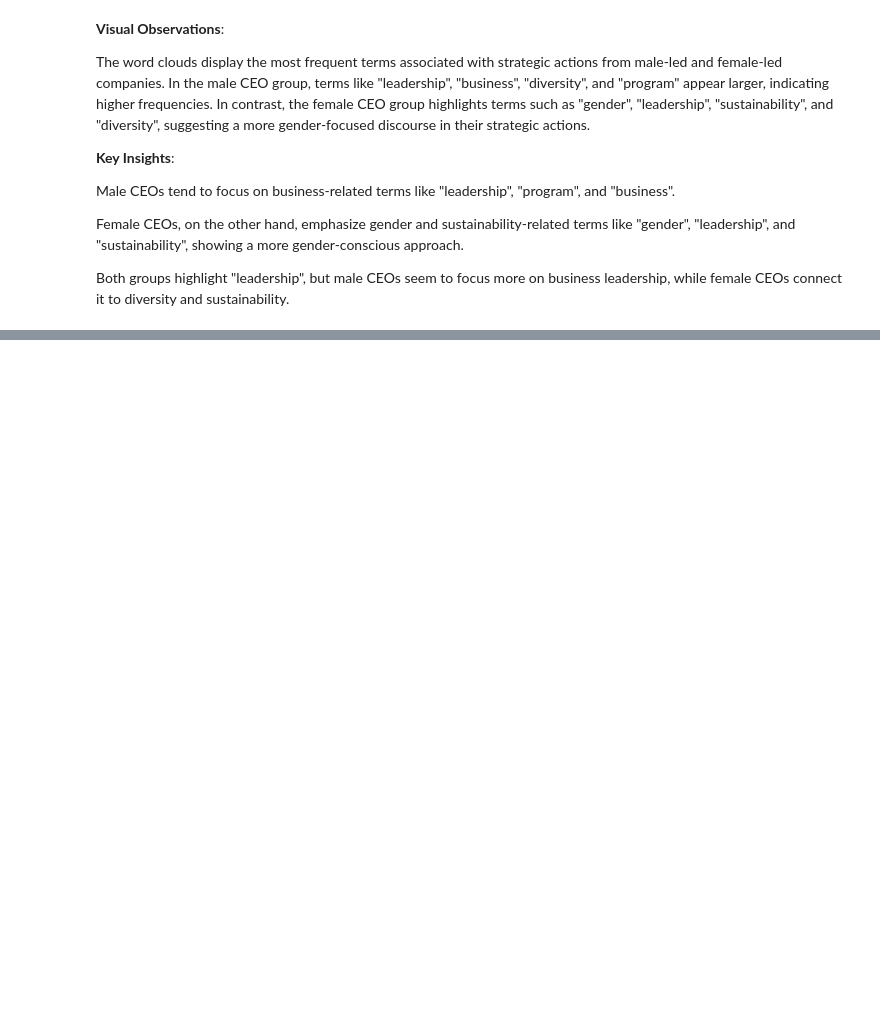
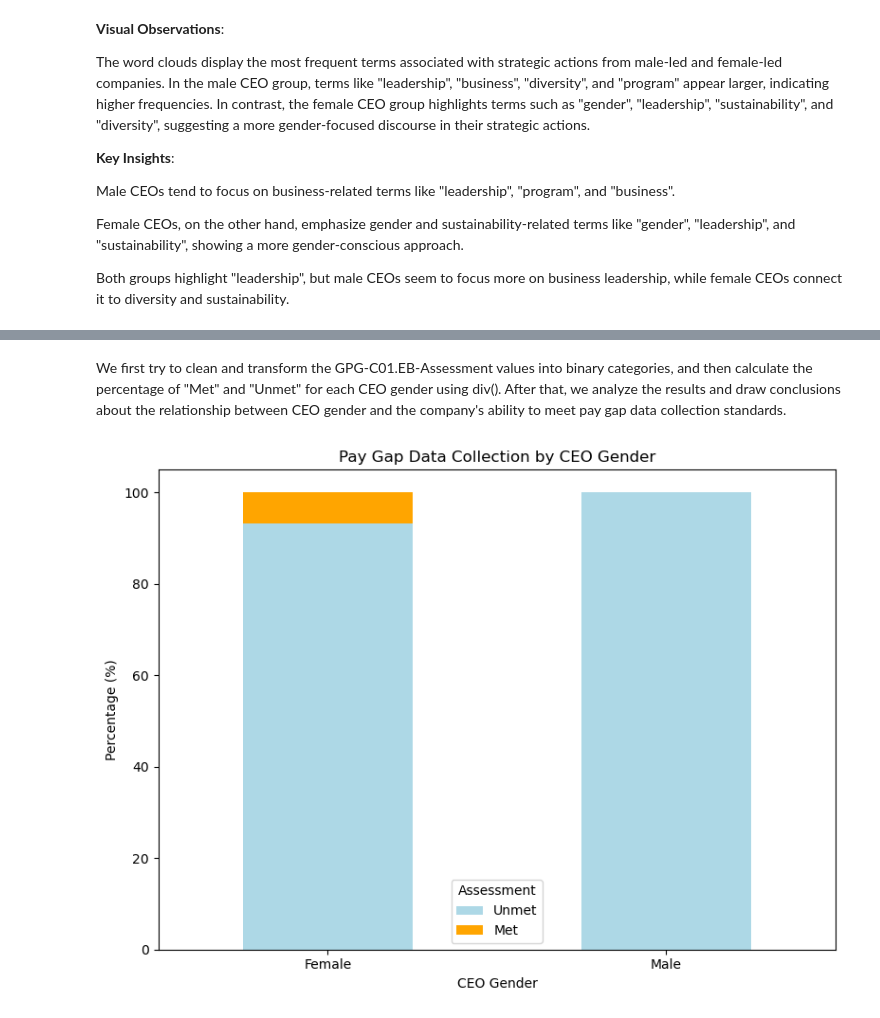
Before and after one commit to PENG-JY/InclusiveWorkplace_Study, a Jupyter notebook: technical-details/eda/main.ipynb, the cells around one changed output, grey strips where cells are left out. Drawn from its saved outputs; the diff is of its cells as text; code cells hidden in the pictures; blank space fills up the shorter version.

Commit message:
update text data analysis and description

```diff
--- a/technical-details/eda/main.ipynb
+++ b/technical-details/eda/main.ipynb
@@ -712,0 +723,29 @@ Both groups highlight "leadership", but male CEOs seem to focus more on business
+# %% [markdown]
+We first try to clean and transform the GPG-C01.EB-Assessment values into binary categories, and then calculate the percentage of "Met" and "Unmet" for each CEO gender using div(). After that, we analyze the results and draw conclusions about the relationship between CEO gender and the company's ability to meet pay gap data collection standards.
+# %%
+df = data[['CEO Gender', 'GPG-C01.EB-Assessment']].copy()  # Create a copy to avoid modifying the original DataFrame
+
+# Use .loc to avoid SettingWithCopyWarning
+df.loc[:, 'C01.EB_BINARY'] = df['GPG-C01.EB-Assessment'].map({'Met': 1, 'Unmet': 0})
+
+# Create a contingency table (cross-tabulation)
+cross_tab = pd.crosstab(df['CEO Gender'], df['C01.EB_BINARY'])
+
+# Calculate the percentage of 'Met' and 'Unmet' for each CEO Gender
+cross_tab_percentage = cross_tab.div(cross_tab.sum(axis=1), axis=0) * 100
+
+# Plot a stacked bar chart
+cross_tab_percentage.plot(kind='bar', stacked=True, figsize=(8, 6), color=['lightblue', 'orange'])
+
+# Add title and labels
+plt.title('Pay Gap Data Collection by CEO Gender')
+plt.xlabel('CEO Gender')
+plt.ylabel('Percentage (%)')
+plt.xticks(rotation=0)
+plt.legend(['Unmet', 'Met'], title='Assessment')
+
+# Adjust layout to ensure the chart is displayed properly
+plt.tight_layout()
+plt.show()
+# %% [output]
+[figure, added]
```
Also changed, not shown: parts of 7 cells of this notebook.
